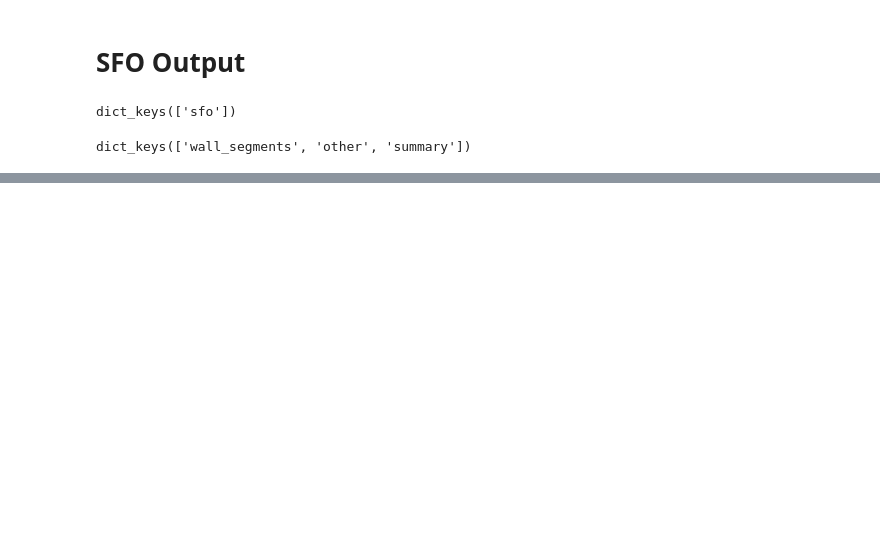
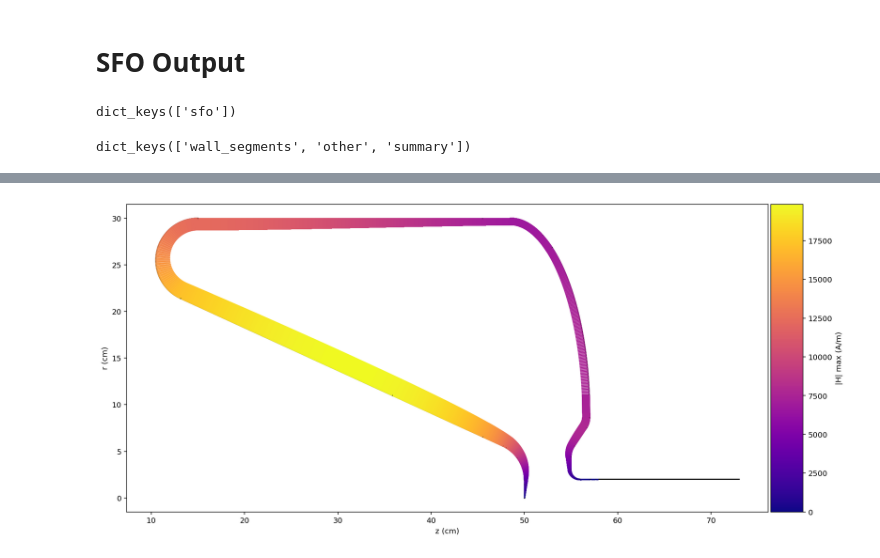
Before and after one commit to ChristopherMayes/PySuperfish, a Jupyter notebook: examples/superfish_basic_example.ipynb, the cells around one changed output, grey strips where cells are left out. Saved outputs shown, nothing was run; the diff lists cells and outputs as text; code cells hidden in the pictures; blank space fills up the shorter version.

```diff
--- a/examples/superfish_basic_example.ipynb
+++ b/examples/superfish_basic_example.ipynb
@@ -87,0 +98,4 @@ SF.output['sfo']['summary']['data']
+# %%
+SF.plot_wall(perp_scale=2, field='H', figsize=(16,9))
+# %% [output]
+[figure, added]
```
Also changed, not shown: parts of 10 cells of this notebook, 6 other files.
